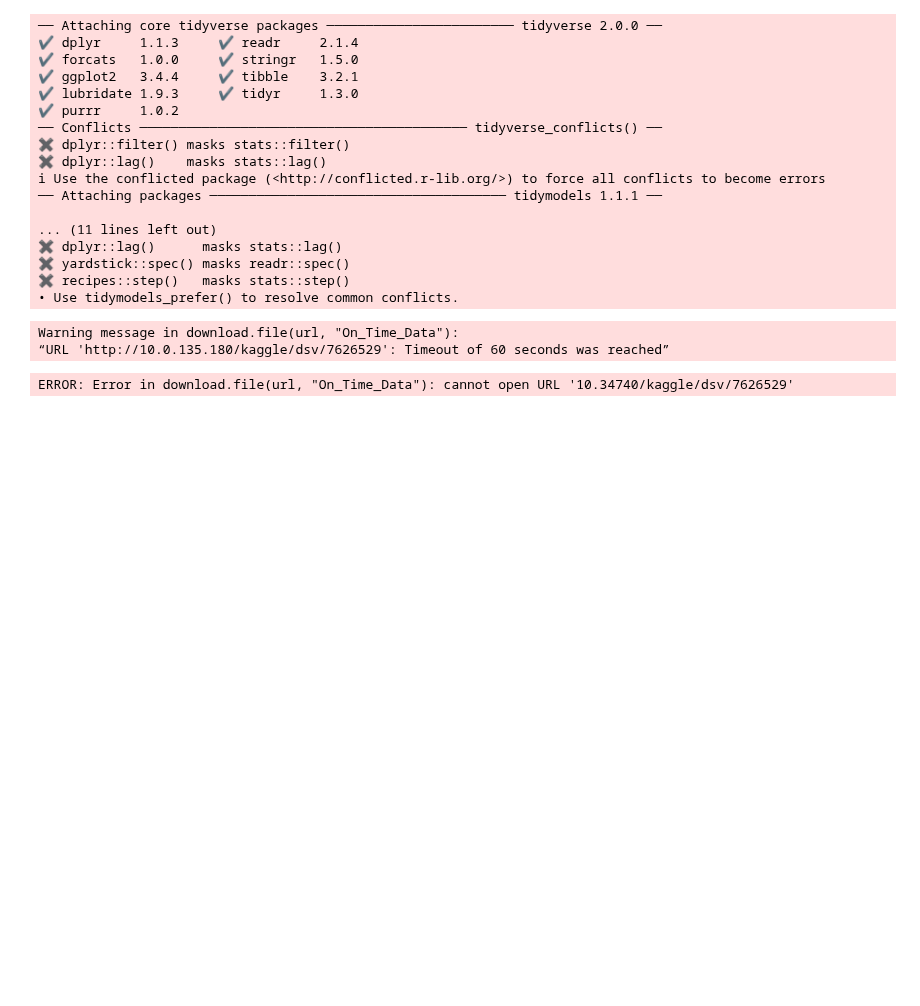
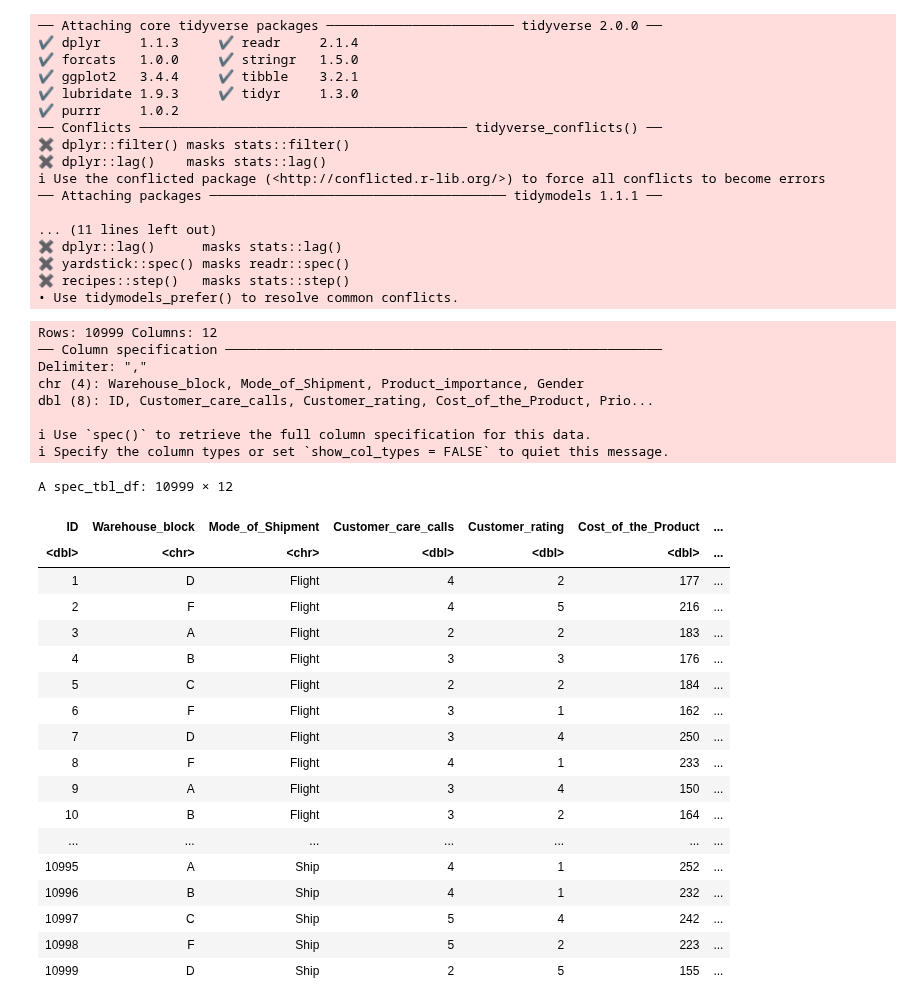
Before and after one commit to Dana-Te/DSCI100-Group-41, a Jupyter notebook: Group_Proposal.ipynb, the cells around one changed output. Drawn from its saved outputs; the diff is of its cells as text; code cells hidden in the pictures; blank space fills up the shorter version.

Commit message:
OnTime Data Retry
Didn't commit the proper changes the first time

```diff
--- a/Group_Proposal.ipynb
+++ b/Group_Proposal.ipynb
@@ -60,11 +60,33 @@ library(readxl)
 ✖ recipes::step()   masks stats::step()
 • Use tidymodels_prefer() to resolve common conflicts.
 # %%
-url<-"10.34740/kaggle/dsv/7626529"
-download.file(url, "On_Time_Data")
-On_Time_Data<- read_csv("On_Time_Data")
+On_Time_Data<- read_csv("Train_new.csv")
 On_Time_Data
 # %% [output]
-Warning message in download.file(url, "On_Time_Data"):
-“URL 'http://10.0.135.180/kaggle/dsv/7626529': Timeout of 60 seconds was reached”
+Rows: 10999 Columns: 12
+── Column specification ────────────────────────────────────────────────────────
+Delimiter: ","
+chr (4): Warehouse_block, Mode_of_Shipment, Product_importance, Gender
+dbl (8): ID, Customer_care_calls, Customer_rating, Cost_of_the_Product, Prio...
+
+ℹ Use `spec()` to retrieve the full column specification for this data.
+ℹ Specify the column types or set `show_col_types = FALSE` to quiet this message.
-ERROR: Error in download.file(url, "On_Time_Data"): cannot open URL '10.34740/kaggle/dsv/7626529'
+A spec_tbl_df: 10999 × 12
+| ID | Warehouse_block | Mode_of_Shipment | Customer_care_calls | Customer_rating | Cost_of_the_Product | ... |
+| <dbl> | <chr> | <chr> | <dbl> | <dbl> | <dbl> | ... |
+| 1 | D | Flight | 4 | 2 | 177 | ... |
+| 2 | F | Flight | 4 | 5 | 216 | ... |
+| 3 | A | Flight | 2 | 2 | 183 | ... |
+| 4 | B | Flight | 3 | 3 | 176 | ... |
+| 5 | C | Flight | 2 | 2 | 184 | ... |
+| 6 | F | Flight | 3 | 1 | 162 | ... |
+| 7 | D | Flight | 3 | 4 | 250 | ... |
+| 8 | F | Flight | 4 | 1 | 233 | ... |
+| 9 | A | Flight | 3 | 4 | 150 | ... |
+| 10 | B | Flight | 3 | 2 | 164 | ... |
+| ... | ... | ... | ... | ... | ... | ... |
+| 10995 | A | Ship | 4 | 1 | 252 | ... |
+| 10996 | B | Ship | 4 | 1 | 232 | ... |
+| 10997 | C | Ship | 5 | 4 | 242 | ... |
+| 10998 | F | Ship | 5 | 2 | 223 | ... |
+| 10999 | D | Ship | 2 | 5 | 155 | ... |
```
